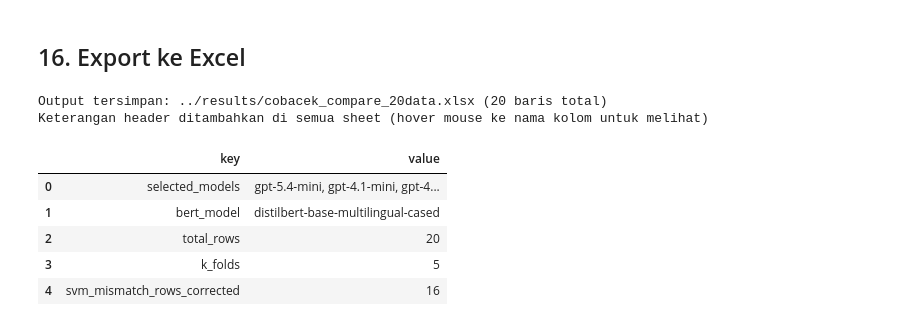
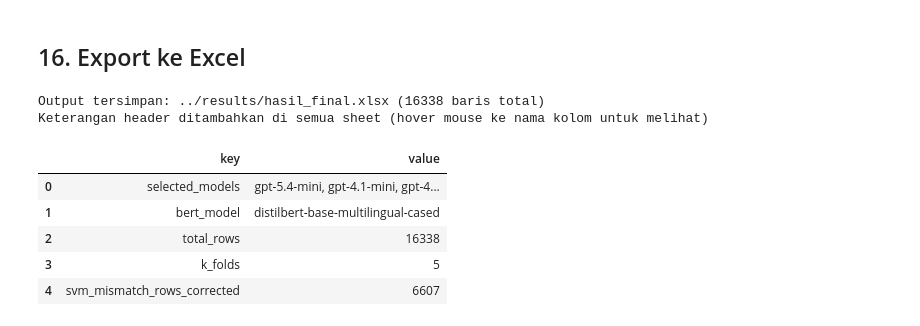
Before and after one commit to mahathirmuh/it-helpdesk-ticket-classifier, a Jupyter notebook: notebooks/compare_svm_genai.ipynb, the cells around one changed output. Cells and saved outputs as stored; diff of their text form; code cells hidden in the pictures.

```diff
--- a/notebooks/compare_svm_genai.ipynb
+++ b/notebooks/compare_svm_genai.ipynb
@@ -54,8 +54,8 @@ Libraries loaded.
 ## 3. Konfigurasi
 # %%
 # ===================== UBAH SESUAI KEBUTUHAN =====================
-INPUT_FILE      = "../data/cobacek20data.xlsx"
-OUTPUT_FILE     = "../results/cobacek_compare_20datates.xlsx"
+INPUT_FILE      = "../data/cobacek.xlsx"
+OUTPUT_FILE     = "../results/hasil_final.xlsx"
 N_SPLITS        = 5     # jumlah fold untuk K-Fold Cross-Validation
 
 # Model GenAI — atur di .env pada OPENAI_MODELS (pisah koma)
@@ -554,9 +598,10 @@ Baseline metrics initialized.
 ## 14. Jalankan Hybrid SVM per Model
 # %%
 for selected_model in selected_models:
-    model_key          = re.sub(r"[^a-zA-Z0-9]+", "_", selected_model).strip("_").lower()
-    hybrid_svm_cat_col = f"hybrid_svm_category_{model_key}"
-    hybrid_svm_pri_col = f"hybrid_svm_priority_{model_key}"
+    model_key            = re.sub(r"[^a-zA-Z0-9]+", "_", selected_model).strip("_").lower()
+    hybrid_svm_cat_col   = f"hybrid_svm_category_{model_key}"
+    hybrid_svm_pri_col   = f"hybrid_svm_priority_{model_key}"
+    hybrid_svm_match_col = f"hybrid_svm_match_{model_key}"
 
     df[hybrid_svm_cat_col] = df["svm_category"]
     df[hybrid_svm_pri_col] = df["svm_priority"]
@@ -576,6 +621,11 @@ for selected_model in selected_models:
         if processed % 20 == 0:
             print(f"  {processed}/{len(svm_mismatch_indices)} selesai")
 
+    df[hybrid_svm_match_col] = (
+        (df[hybrid_svm_cat_col] == df["category"]) &
+        (df[hybrid_svm_pri_col] == df["priority"])
+    )
+
     metrics_rows.append({"approach": f"Hybrid SVM ({selected_model})", "elapsed_seconds": round(hybrid_time, 2),
         **metrics_dict(df["category"].tolist(), df[hybrid_svm_cat_col].tolist(), "category")})
     metrics_rows.append({"approach": f"Hybrid SVM ({selected_model})", "elapsed_seconds": round(hybrid_time, 2),
@@ -653,6 +852,7 @@ PERBANDINGAN SEMUA SKEMA
 # %% [markdown]
 ## 16. Export ke Excel
 # %%
+
 import openpyxl
 from openpyxl.comments import Comment
 
@@ -671,6 +871,7 @@ with pd.ExcelWriter(OUTPUT_FILE, engine="openpyxl") as writer:
     df.to_excel(writer,         index=False, sheet_name="Predictions_Compare")
     metrics_df.to_excel(writer, index=False, sheet_name="Metrics")
     summary_df.to_excel(writer, index=False, sheet_name="Summary")
+    per_cat_df.to_excel(writer, index=False, sheet_name="Category_Analysis")
 
 # ── Keterangan header per sheet ──────────────────────────────────────────────
 NOTES_PREDICTIONS = {
@@ -711,40 +912,53 @@ NOTES_SUMMARY = {
     "value": "Nilai dari parameter konfigurasi tersebut",
 }
 
-def add_header_comments(ws, notes_dict, hybrid_prefix=False):
+NOTES_CATEGORY = {
+    "category":   "Nama kategori tiket helpdesk",
+    "count":      "Jumlah sampel (baris) untuk kategori ini dalam dataset",
+    "best_model": "Model dengan akurasi tertinggi untuk kategori ini (bisa N/A jika semua model gagal)",
+}
+
+def add_header_comments(ws, notes_dict, hybrid_prefix=False, cat_acc_prefix=False):
     for cell in ws[1]:
         col_name = cell.value
         if col_name is None:
             continue
         note = notes_dict.get(col_name)
         if note is None and hybrid_prefix:
             if col_name.startswith("hybrid_svm_category_"):
                 model_id = col_name[len("hybrid_svm_category_"):]
                 note = f"Prediksi kategori Hybrid SVM: SVM dikoreksi GenAI ({model_id}) untuk baris mismatch"
             elif col_name.startswith("hybrid_svm_priority_"):
                 model_id = col_name[len("hybrid_svm_priority_"):]
                 note = f"Prediksi prioritas Hybrid SVM: SVM dikoreksi GenAI ({model_id}) untuk baris mismatch"
+            elif col_name.startswith("hybrid_svm_match_"):
+                model_id = col_name[len("hybrid_svm_match_"):]
+                note = f"TRUE jika Hybrid SVM ({model_id}) benar di category DAN priority sekaligus"
+        if note is None and cat_acc_prefix and col_name.startswith("acc_"):
+            model_id = col_name[len("acc_"):]
+            note = f"Akurasi prediksi kategori oleh {model_id} untuk kategori ini (benar / jumlah sampel)"
         if note:
             comment = Comment(note, "System")
             comment.width = 340
             comment.height = 60
             cell.comment = comment
 
 wb = openpyxl.load_workbook(OUTPUT_FILE)
 add_header_comments(wb["Predictions_Compare"], NOTES_PREDICTIONS, hybrid_prefix=True)
 add_header_comments(wb["Metrics"],             NOTES_METRICS)
 add_header_comments(wb["Summary"],             NOTES_SUMMARY)
+add_header_comments(wb["Category_Analysis"],   NOTES_CATEGORY, cat_acc_prefix=True)
 wb.save(OUTPUT_FILE)
 
 print(f"Output tersimpan: {OUTPUT_FILE} ({len(df)} baris total)")
 print("Keterangan header ditambahkan di semua sheet (hover mouse ke nama kolom untuk melihat)")
 display(summary_df)
 # %% [output]
-Output tersimpan: ../results/cobacek_compare_20data.xlsx (20 baris total)
+Output tersimpan: ../results/hasil_final.xlsx (16338 baris total)
 Keterangan header ditambahkan di semua sheet (hover mouse ke nama kolom untuk melihat)
 |  | key | value |
 | 0 | selected_models | gpt-5.4-mini, gpt-4.1-mini, gpt-4... |
 | 1 | bert_model | distilbert-base-multilingual-cased |
-| 2 | total_rows | 20 |
+| 2 | total_rows | 16338 |
 | 3 | k_folds | 5 |
-| 4 | svm_mismatch_rows_corrected | 16 |
+| 4 | svm_mismatch_rows_corrected | 6607 |
```
Also changed, not shown: parts of 17 cells of this notebook, 4 other files.
